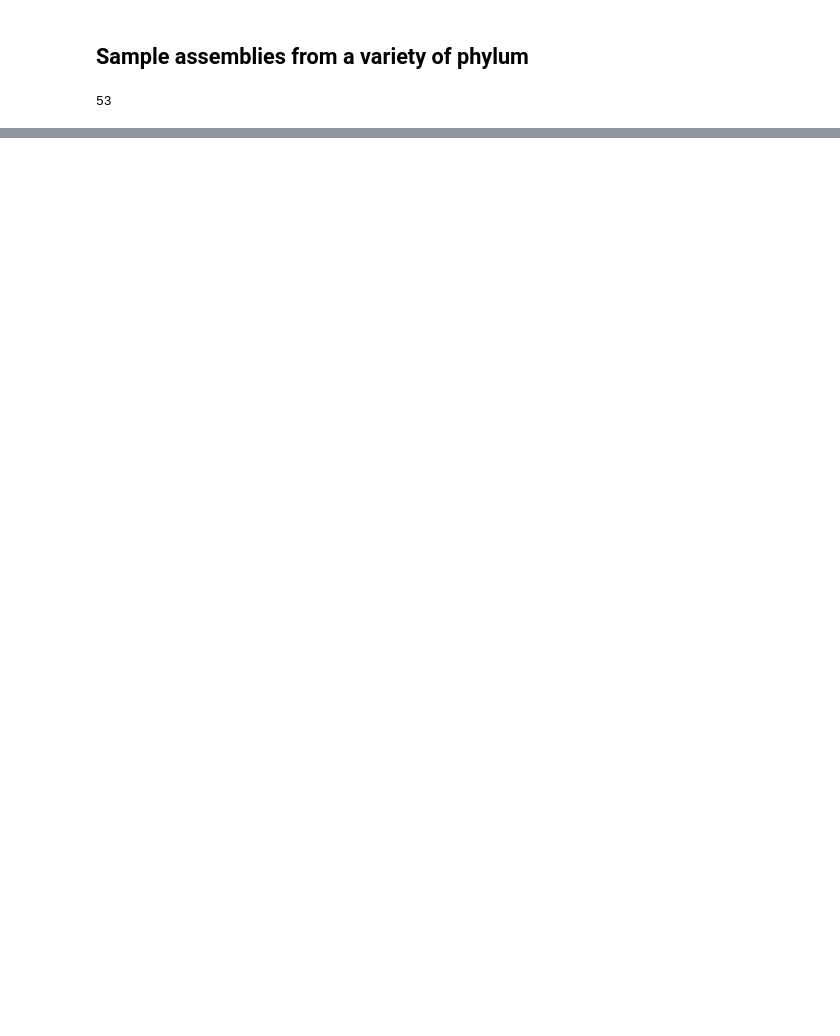
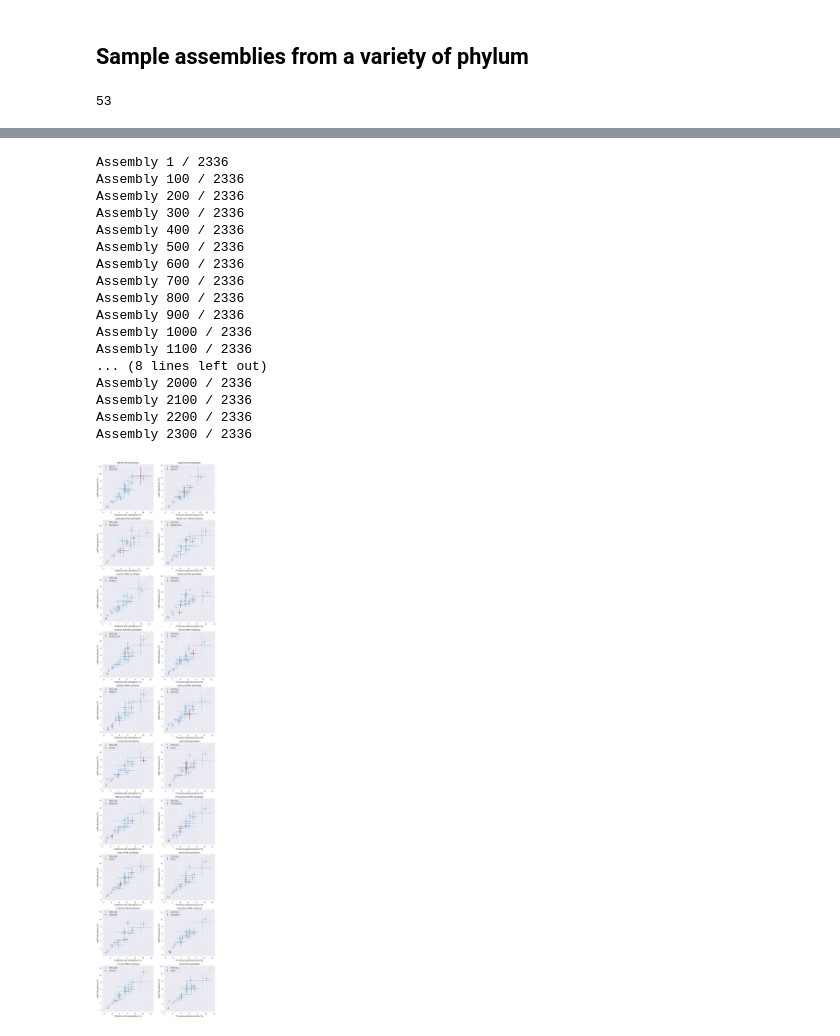
Before and after one commit to srom/nbias, a Jupyter notebook: notebook/Protein domain results (amino acid distribution).ipynb, the cells around one changed output, grey strips where cells are left out. Cells and saved outputs as stored; diff of their text form; code cells hidden in the pictures; blank space fills up the shorter version.

```diff
--- a/notebook/Protein domain results (amino acid distribution).ipynb
+++ b/notebook/Protein domain results (amino acid distribution).ipynb
@@ -291,6 +290,0 @@ ax = plot_protein_aa_distribution_versus_proteome(
-# %%
-ax = plot_protein_aa_distribution_versus_proteome(
-    assembly_df,
-    assembly_id,
-    tigr_id='TIGR01396'
-)
@@ -422,0 +521,25 @@ Val
+# %%
+# Bacteria only
+bacteria_complete_genomes_df = complete_genomes_df[complete_genomes_df['domain'] == 'Bacteria'].copy()
+x_bac, y_bac = cognate_aa_proteome_vs_aars__data(bacteria_complete_genomes_df, trna_synt_tigr_ids)
+f_bac = cognate_aa_proteome_vs_aars__plot(x_bac, y_bac, trna_synt_tigr_ids, aa_cols)
+f_bac.savefig(os.path.join(cwd, 'report/figures/cognate_aa_proteome_vs_aars_bacteria_only.pdf'), bbox_inches='tight')
+# %% [output]
+Assembly 1 / 2336
+Assembly 100 / 2336
+Assembly 200 / 2336
+Assembly 300 / 2336
+Assembly 400 / 2336
+Assembly 500 / 2336
+Assembly 600 / 2336
+Assembly 700 / 2336
+Assembly 800 / 2336
+Assembly 900 / 2336
+Assembly 1000 / 2336
+Assembly 1100 / 2336
+... (8 lines left out)
+Assembly 2000 / 2336
+Assembly 2100 / 2336
+Assembly 2200 / 2336
+Assembly 2300 / 2336
+[figure, added]
```
Also changed, not shown: parts of 12 cells of this notebook, 3 other files.
